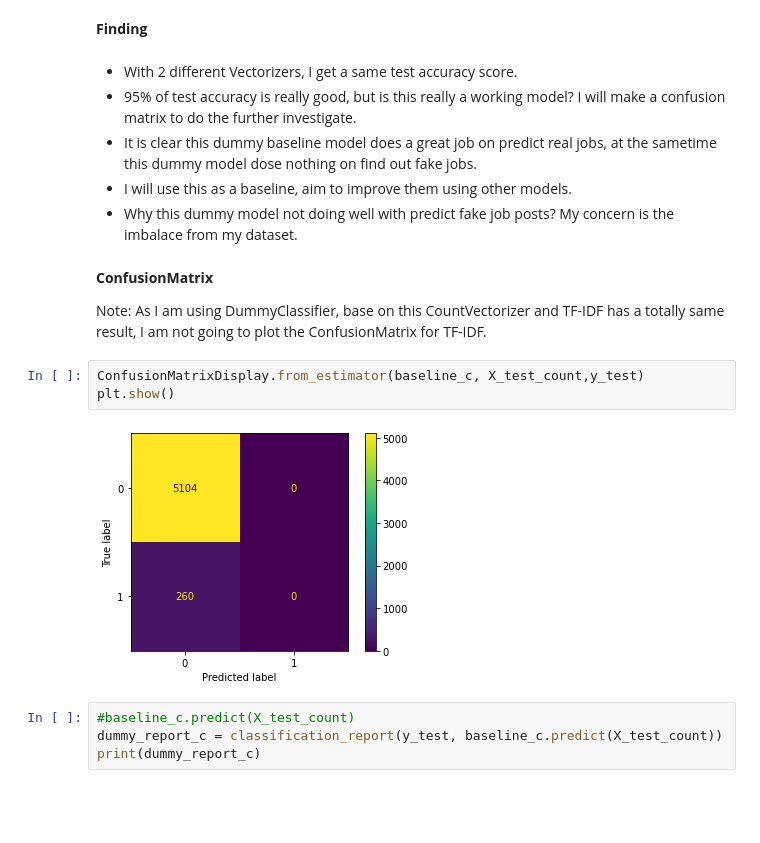
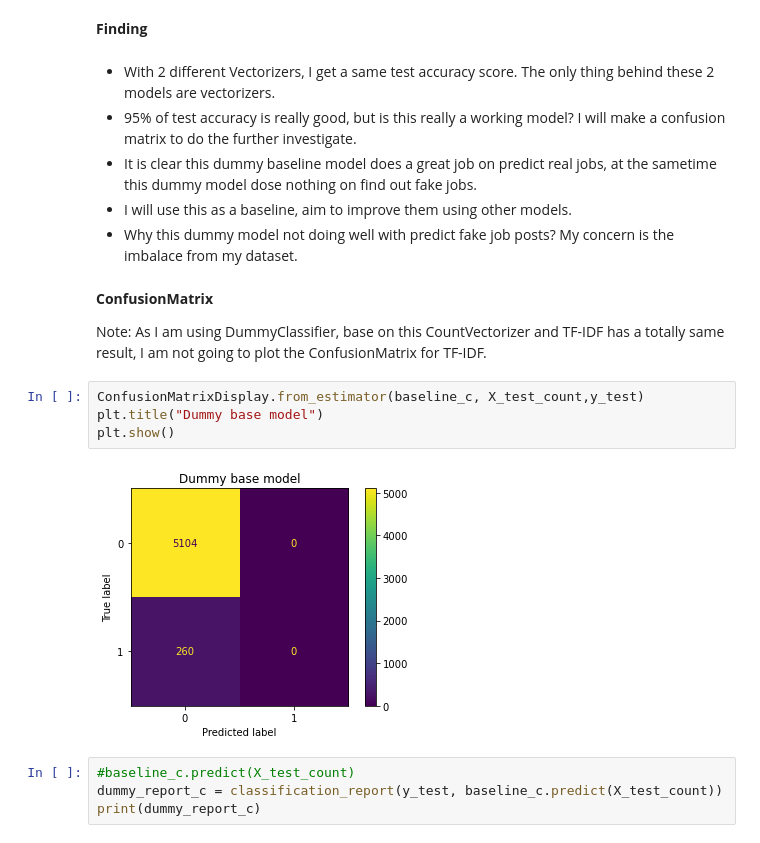
Before and after one commit to polly1110/Fake-Job-Detection, a Jupyter notebook: Modeling-v4.ipynb, the cells around one changed output. Saved outputs shown, nothing was run; the diff lists cells and outputs as text; blank space fills up the shorter version.

```diff
--- a/Modeling-v4.ipynb
+++ b/Modeling-v4.ipynb
@@ -497,7 +501,7 @@ The test accuracy with TF_IDF is 0.9515287099179717
 # %% [markdown]
 **Finding**
 # %% [markdown]
-- With 2 different Vectorizers, I get a same test accuracy score.
+- With 2 different Vectorizers, I get a same test accuracy score. The only thing behind these 2 models are vectorizers.
 - 95% of test accuracy is really good, but is this really a working model? I will make a confusion matrix to do the further investigate.
 - It is clear this dummy baseline model does a great job on predict real jobs, at the sametime this dummy model dose nothing on find out fake jobs.
 - I will use this as a baseline, aim to improve them using other models.
@@ -508,9 +512,10 @@ The test accuracy with TF_IDF is 0.9515287099179717
 Note: As I am using DummyClassifier, base on this CountVectorizer and TF-IDF has a totally same result, I am not going to plot the ConfusionMatrix for TF-IDF.
 # %%
 ConfusionMatrixDisplay.from_estimator(baseline_c, X_test_count,y_test)
+plt.title("Dummy base model")
 plt.show()
 # %% [output]
-[figure, old version]
+[figure, new version]
 # %%
 #baseline_c.predict(X_test_count)
 dummy_report_c = classification_report(y_test, baseline_c.predict(X_test_count))
```
Also changed, not shown: parts of 75 cells of this notebook.
